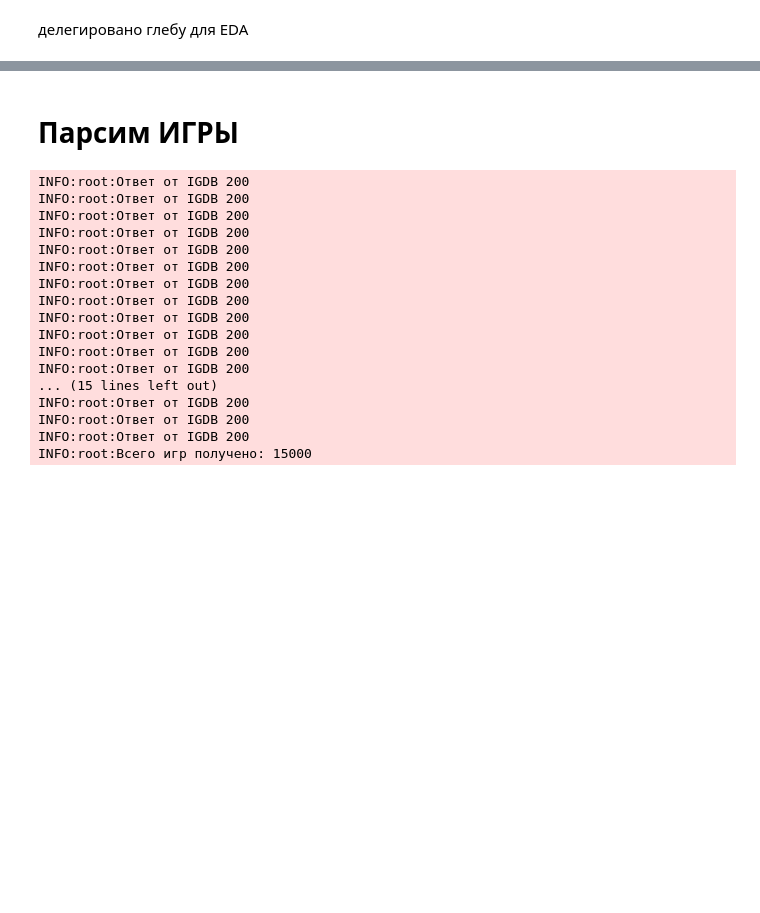
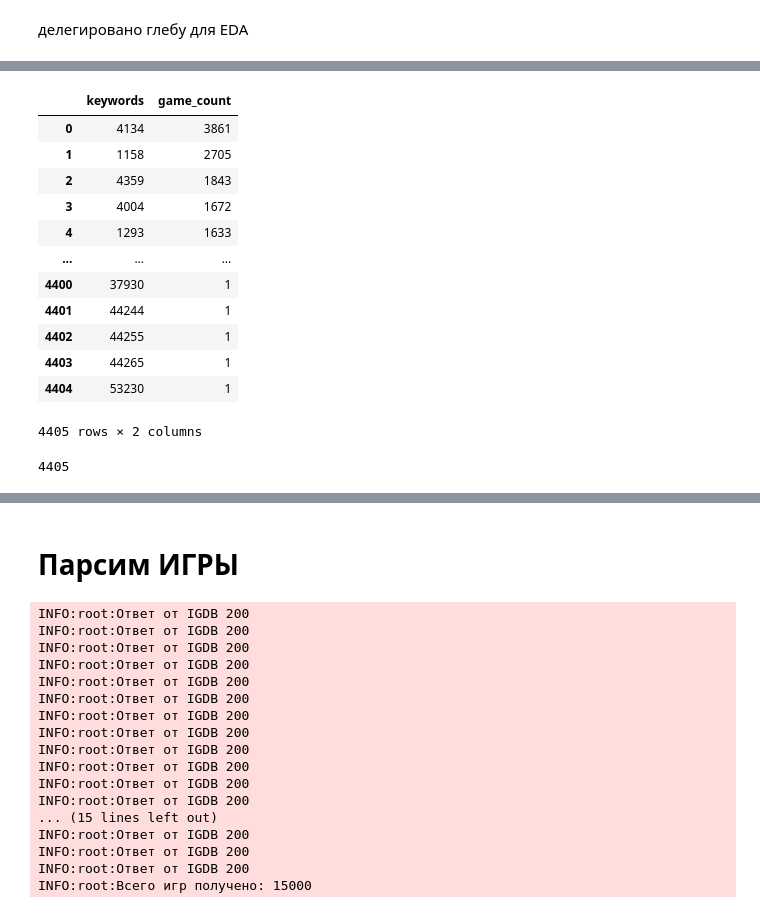
Before and after one commit to tdrkn/GP2, a Jupyter notebook: api_igdb.ipynb, the cells around one changed output, grey strips where cells are left out. Drawn from its saved outputs; the diff is of its cells as text; code cells hidden in the pictures; blank space fills up the shorter version.

```diff
--- a/api_igdb.ipynb
+++ b/api_igdb.ipynb
@@ -404,0 +415,17 @@ df_involved_companies
+# %%
+keyword_counts = keywords_per_every_game.groupby('keywords').count().sort_values('id', ascending=False).reset_index().rename(columns={'id': 'game_count'})
+keyword_counts
+# %% [output]
+|  | keywords | game_count |
+| 0 | 4134 | 3861 |
+| 1 | 1158 | 2705 |
+| 2 | 4359 | 1843 |
+| 3 | 4004 | 1672 |
+| 4 | 1293 | 1633 |
+| ... | ... | ... |
+| 4400 | 37930 | 1 |
+| 4401 | 44244 | 1 |
+| 4402 | 44255 | 1 |
+| 4403 | 44265 | 1 |
+| 4404 | 53230 | 1 |
+4405 rows × 2 columns
@@ -404,0 +436,4 @@ df_involved_companies
+# %%
+len(keywords_ids)
+# %% [output]
+4405
```
Also changed, not shown: parts of 16 cells of this notebook, 3 other files.
